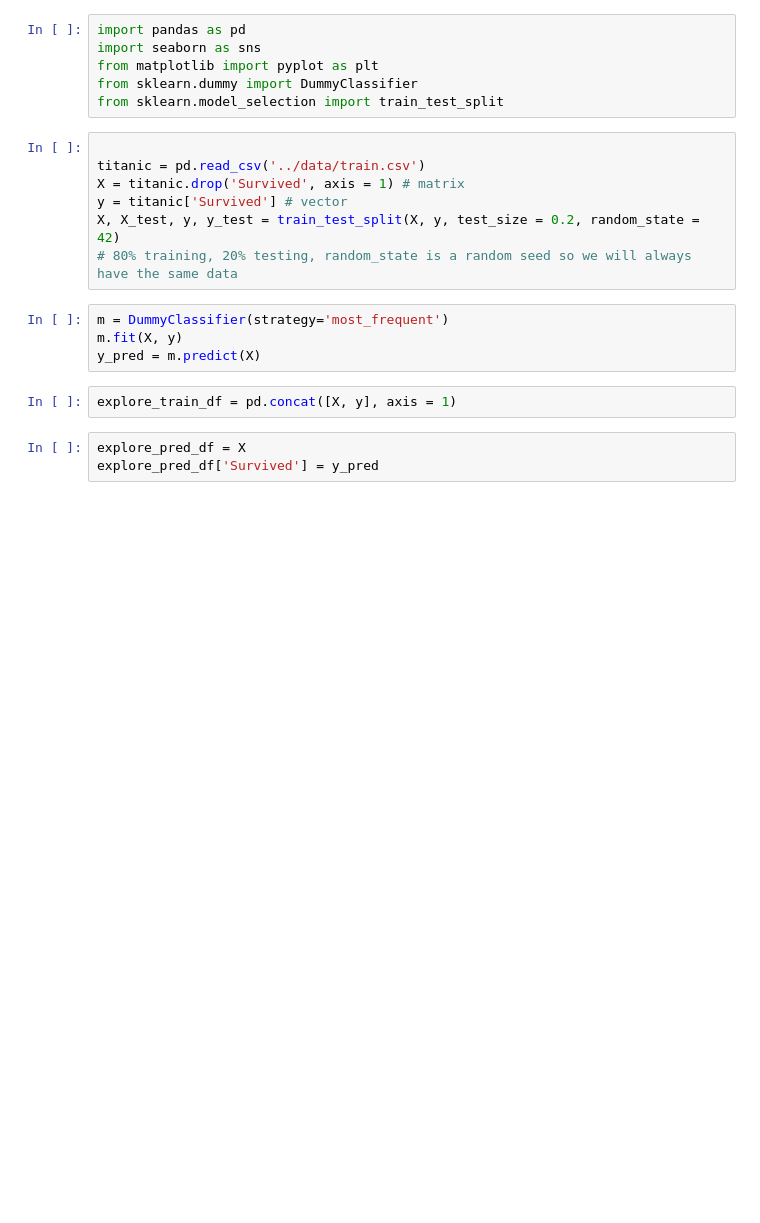
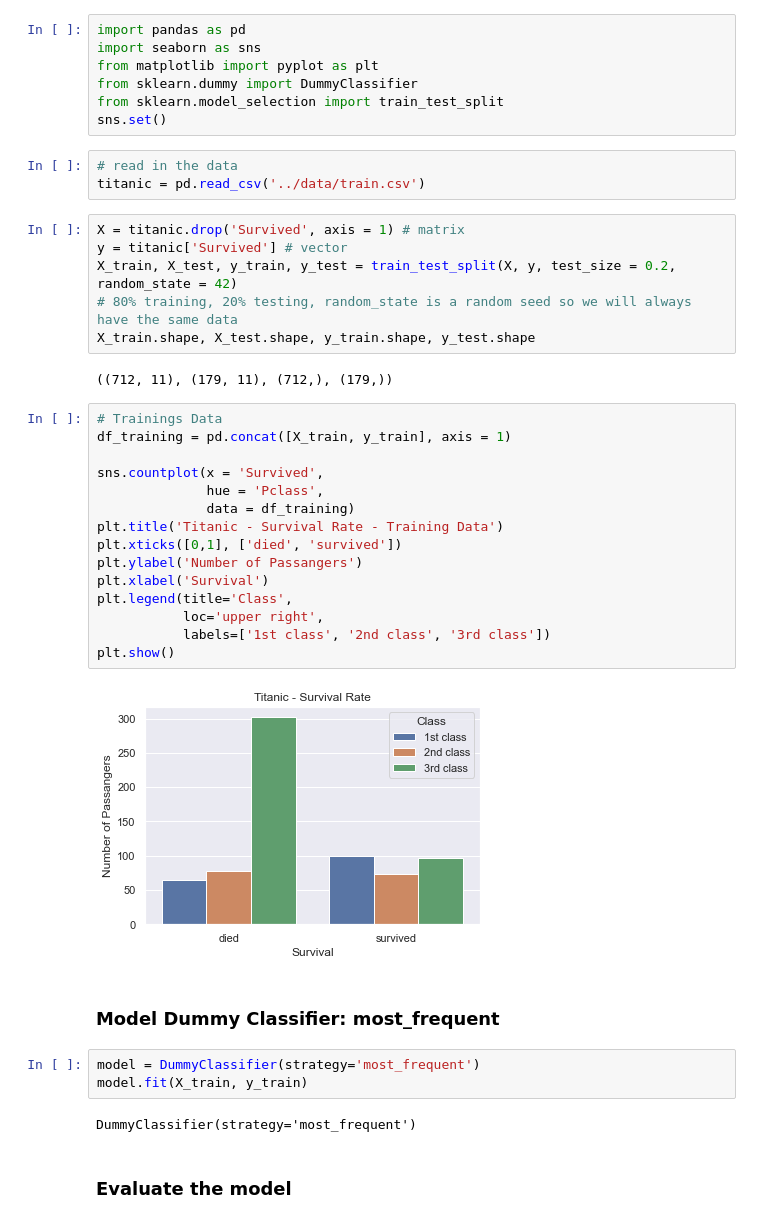
Before and after one commit to lelilia/spiced-coursework, a Jupyter notebook: 3_Classification/3_1_What_is_Maschine_Learning/challenge_Build_a_Baseline_Model.ipynb, the cells around one changed output. Cells and saved outputs as stored; diff of their text form; blank space fills up the shorter version.

```diff
--- a/3_Classification/3_1_What_is_Maschine_Learning/challenge_Build_a_Baseline_Model.ipynb
+++ b/3_Classification/3_1_What_is_Maschine_Learning/challenge_Build_a_Baseline_Model.ipynb
@@ -6,19 +6,41 @@ import seaborn as sns
 from matplotlib import pyplot as plt
 from sklearn.dummy import DummyClassifier
 from sklearn.model_selection import train_test_split
+sns.set()
+# %%
+# read in the data
+titanic = pd.read_csv('../data/train.csv')
 # %%
-
-titanic = pd.read_csv('../data/train.csv')
 X = titanic.drop('Survived', axis = 1) # matrix
 y = titanic['Survived'] # vector
-X, X_test, y, y_test = train_test_split(X, y, test_size = 0.2, random_state = 42)
+X_train, X_test, y_train, y_test = train_test_split(X, y, test_size = 0.2, random_state = 42)
 # 80% training, 20% testing, random_state is a random seed so we will always have the same data
+X_train.shape, X_test.shape, y_train.shape, y_test.shape
+# %% [output]
+((712, 11), (179, 11), (712,), (179,))
-# %%
-m = DummyClassifier(strategy='most_frequent')
-m.fit(X, y)
-y_pred = m.predict(X)
-# %%
-explore_train_df = pd.concat([X, y], axis = 1)
-# %%
-explore_pred_df = X
-explore_pred_df['Survived'] = y_pred
+# %%
+# Trainings Data
+df_training = pd.concat([X_train, y_train], axis = 1)
+
+sns.countplot(x = 'Survived',
+              hue = 'Pclass',
+              data = df_training)
+plt.title('Titanic - Survival Rate - Training Data')
+plt.xticks([0,1], ['died', 'survived'])
+plt.ylabel('Number of Passangers')
+plt.xlabel('Survival')
+plt.legend(title='Class',
+           loc='upper right',
+           labels=['1st class', '2nd class', '3rd class'])
+plt.show()
+# %% [output]
+[figure, added]
+# %% [markdown]
+### Model Dummy Classifier: most_frequent
+# %%
+model = DummyClassifier(strategy='most_frequent')
+model.fit(X_train, y_train)
+# %% [output]
+DummyClassifier(strategy='most_frequent')
+# %% [markdown]
+### Evaluate the model
```
Also changed, not shown: parts of 17 cells of this notebook, 5 other files.
